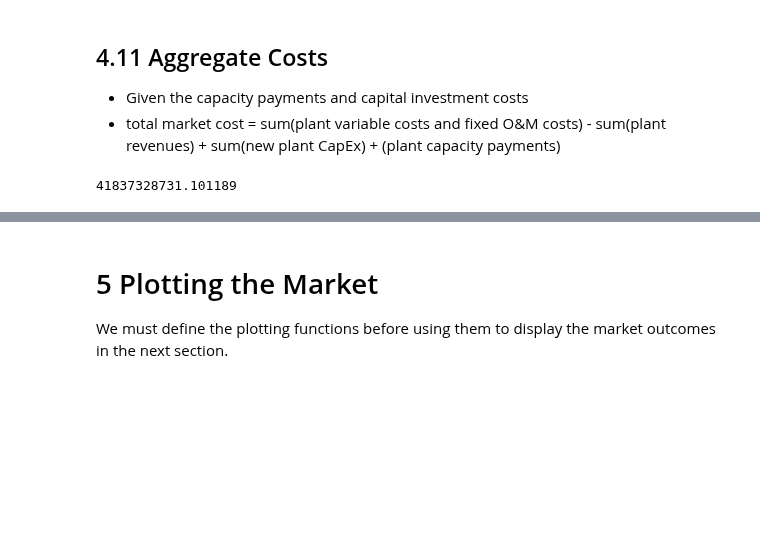
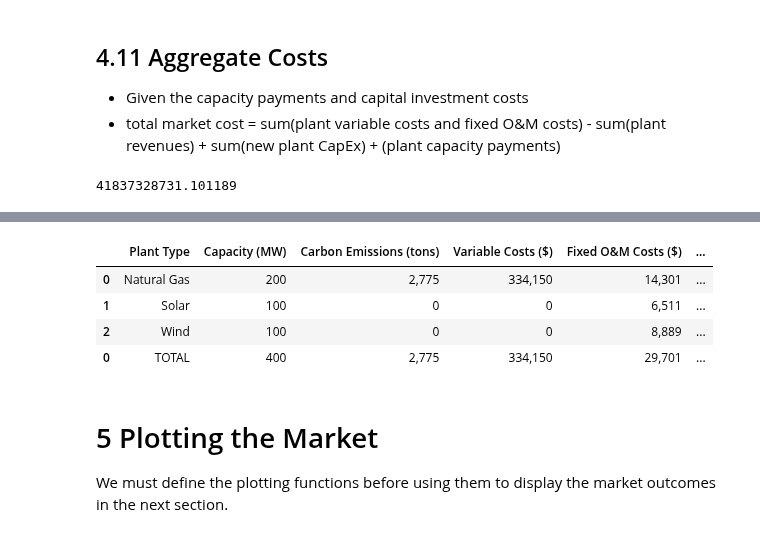
Before and after one commit to ds-modules/EEP-147-SP24, a Jupyter notebook: ESG-Analysis/ESG_CapacityExpansion_v2025.3.ipynb, the cells around one changed output, grey strips where cells are left out. Cells and saved outputs as stored; diff of their text form; code cells hidden in the pictures; blank space fills up the shorter version.

```diff
--- a/ESG-Analysis/ESG_CapacityExpansion_v2025.3.ipynb
+++ b/ESG-Analysis/ESG_CapacityExpansion_v2025.3.ipynb
@@ -877,3 +880,47 @@ total_costs_temp
+# %%
+def new_plant_summary(new_plants:Dict):
+    cols = ['Plant Type', 'Capacity (MW)', 'Carbon Emissions (tons)', 'Variable Costs ($)', 'Fixed O&M Costs ($)', 'Capital Expenditure ($)']
+    # If there are no new plants, create a dataframe with zero capacity
+    N = sum(new_plants.values())
+    if N == 0:
+        return pd.DataFrame(columns=cols)
+
+    # Get a dataframe with all the new plants
+    df = get_new_plant_dataframe(new_plants)
+    df['Var_Cost'] = df['Var_Cost_USDperMWH'] * df['Capacity_MW'] * 24
+    df['Carbon_tons'] = df['Carbon_tonsperMWH'] * df['Capacity_MW'] * 24
+    df['FixedCst_OandM'] = df['FixedCst_OandM_perDay']
+    df['Capital_Expenditure'] = df['Capital_Expenditure_perMW'] * df['Capacity_MW']
+
+    # Calculate totals for each plant type
+    totals = df.groupby('Primary_Fuel_Type').agg({
+        'Capacity_MW': 'sum',
+        'Carbon_tons': 'sum',
+        'Var_Cost': 'sum',
+        'FixedCst_OandM': 'sum',
+        'Capital_Expenditure': 'sum'
+    }).reset_index()
+
+    # Add a TOTAL row
+    total = totals.sum()
+    total['Primary_Fuel_Type'] = 'TOTAL'
+    totals = pd.concat([totals, pd.DataFrame(total).T])
+
+    # Convert all numbers to formatted strings with commas and rounded to 0 decimal places
+    for col in totals.columns[1:]:
+        totals[col] = totals[col].apply(lambda x: f'{x:,.0f}')
+
+    # Rename the columns
+    totals.columns = cols
+    return totals
+
+new_plant_summary(new_plants_temp)
+# %% [output]
+|  | Plant Type | Capacity (MW) | Carbon Emissions (tons) | Variable Costs ($) | Fixed O&M Costs ($) | ... |
+| 0 | Natural Gas | 200 | 2,775 | 334,150 | 14,301 | ... |
+| 1 | Solar | 100 | 0 | 0 | 6,511 | ... |
+| 2 | Wind | 100 | 0 | 0 | 8,889 | ... |
+| 0 | TOTAL | 400 | 2,775 | 334,150 | 29,701 | ... |
 # %% [markdown]
 # 5 Plotting the Market
 We must define the plotting functions before using them to display the market outcomes in the next section.
```
Also changed, not shown: parts of 7 cells of this notebook.
